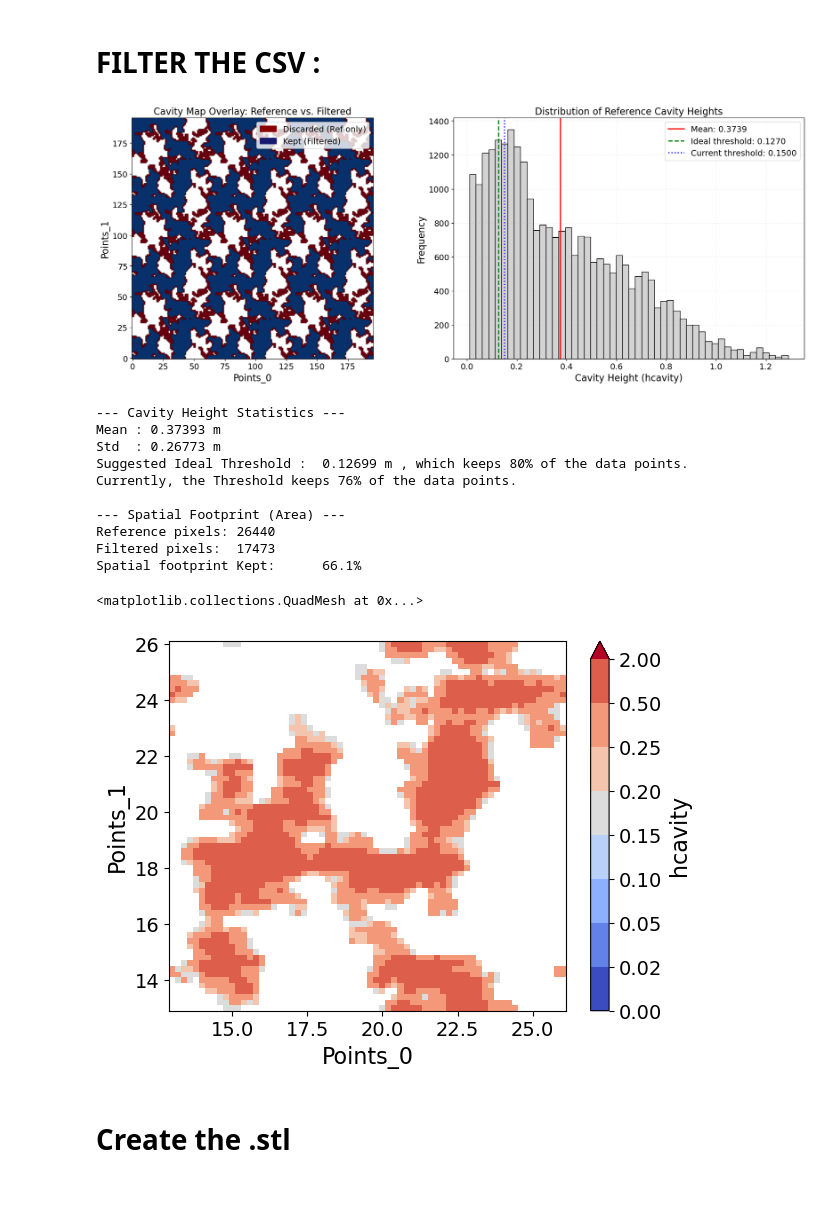
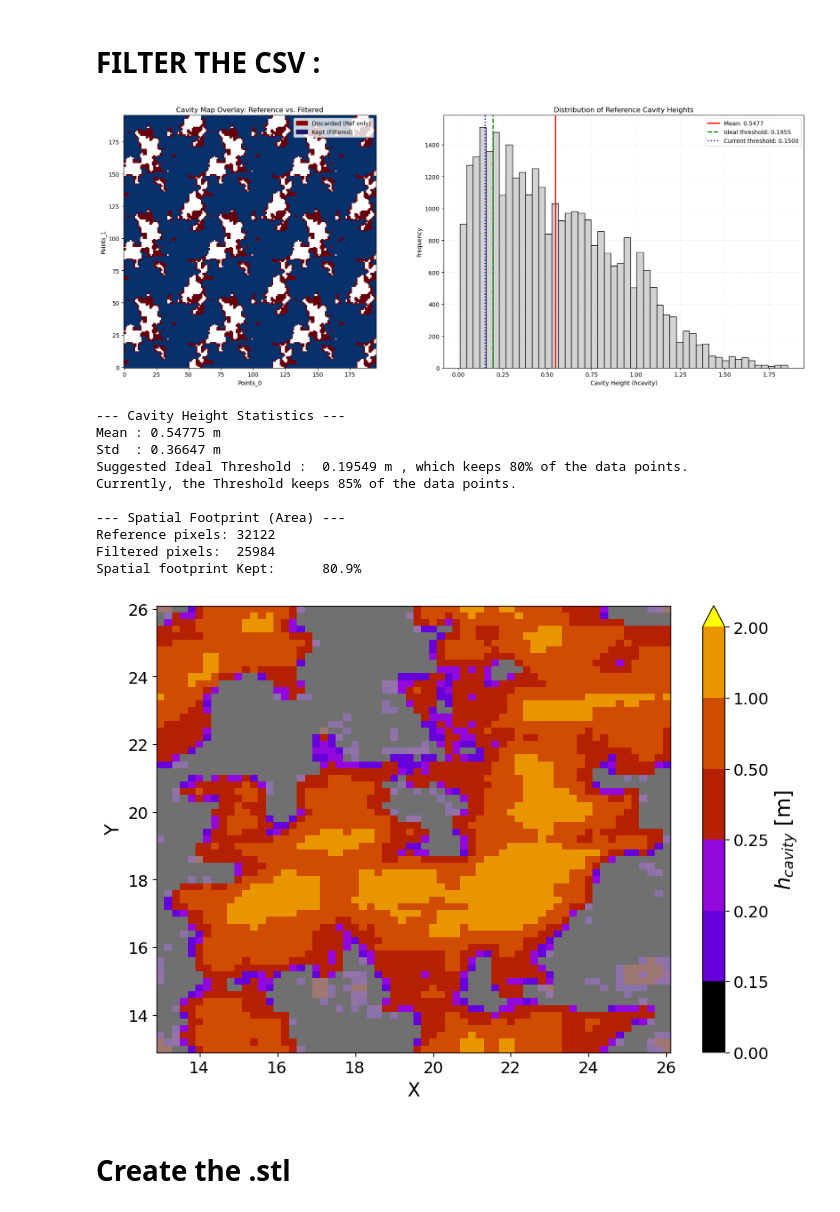
Before and after one commit to Felix-Gdd/cavity_waterflow, a Jupyter notebook: notebook_main_workflow.ipynb, the cells around one changed output. Cells and saved outputs as stored; diff of their text form; code cells hidden in the pictures.

```diff
--- a/notebook_main_workflow.ipynb
+++ b/notebook_main_workflow.ipynb
@@ -18,12 +16,12 @@ vtk.vtkObject.GlobalWarningDisplayOff()
 
 import cavity_functions_cyclic as f
 # %%
-theta_nb_chosen = '60'
-filename_chosen = 'sinus3dnS_1_14_'+theta_nb_chosen+'_0065__t0002'
-path_name='../data/sinus3dnS_1_14_0065/'+filename_chosen+'.csv'
+ # Initialise the setup, choose the ovreburden ratio, the path to the files and the h_lim threshold to set :
+
+K_wi_chosen = '75'
+filename_chosen = 'sinus3dnS_1_14_'+K_wi_chosen+'_0065__t0002'
+path_name='../../data/sinus3dnS_1_14_0065/'+filename_chosen+'.csv'
 data_chosen=pd.read_csv(path_name)
 
 #by default :
 threshold = 0.15 #m
-threshold_list = [0.01]#np.arange(0.197,0.203,0.001)
-cavitation_pressure_list = np.arange(46,81,1)
@@ -250,19 +172,19 @@ print(f"Reference pixels: {ref_pixel_count}")
 print(f"Filtered pixels:  {filtered_pixel_count}")
 print(f"Spatial footprint Kept:      {spatial_kept_pct:.1f}%")
 # %% [output]
-[figure, old version]
+[figure, new version]
 --- Cavity Height Statistics ---
-Mean : 0.37393 m
-Std  : 0.26773 m
-Suggested Ideal Threshold :  0.12699 m , which keeps 80% of the data points.
-Currently, the Threshold keeps 76% of the data points.
+Mean : 0.54775 m
+Std  : 0.36647 m
+Suggested Ideal Threshold :  0.19549 m , which keeps 80% of the data points.
+Currently, the Threshold keeps 85% of the data points.
 
 --- Spatial Footprint (Area) ---
-Reference pixels: 26440
-Filtered pixels:  17473
-Spatial footprint Kept:      66.1%
+Reference pixels: 32122
+Filtered pixels:  25984
+Spatial footprint Kept:      80.9%
 # %%
-knobin =  [16,-25] # [2,-48]
+knobin =  [27,18] # [2,-48]
 data, data_filtered = f.filter_data(data_chosen, threshold=threshold, file_name=filename_chosen, save=False, clip=False, rolling=True, knob_Pts=knobin)
 # knobin for 80 h_lim=0.25 : [1,0]
 # for 70 h_lim=0.2  : [27,0], h_lim =0.1 :[23,5], h_lim =0.15 : [2,-48]
@@ -272,13 +194,49 @@ data, data_filtered = f.filter_data(data_chosen, threshold=threshold, file_name=
 # for 80, h_lim=0.15 : [-9,20] ou [17,20] actuellement
 # %%
 ds_filtered = data_filtered.set_index(['Points_1', 'Points_0']).sort_index().to_xarray()
-ds_filtered = ds_filtered.sel(Points_1=slice(13, 2*13), Points_0=slice(13, 2*13))
-ds_filtered = ds_filtered.where(ds_filtered['cavity_status'] >= 0)
+if K_wi_chosen == '60' :
+    ds_filtered = ds_filtered.sel(Points_1=slice(12.8, 27.4), Points_0=slice(12, 27))
+else :
+    ds_filtered = ds_filtered.sel(Points_1=slice(13, 26), Points_0=slice(13, 26))
+ds_filtered = ds_filtered.where(ds_filtered['cavity_status'] >= -1)
+mask_tmp = ds_filtered.where(ds_filtered['cavity_status'] == -1)
 # %%
-ds_filtered['hcavity'].plot(cmap='coolwarm',levels=[0,0.02,0.05,0.1,0.15,0.2,0.25,0.5,2],extend='max')
+plt.figure(figsize=(10, 7))
+
+# 1. Assign the hcavity plot to a variable 'p'
+p = ds_filtered['hcavity'].plot(
+    cmap='gnuplot',
+    levels=[0, 0.15, 0.2, 0.25, 0.5, 1, 2],
+    extend='max',
+    # We leave cbar_kwargs empty here and set the label manually below
+)
+
+# --- COLORBAR FONT SIZES ---
+# Change the colorbar title/label font size
+p.colorbar.set_label(label=r'$h_{cavity}$ [m]', size=18)
+# Change the colorbar coordinate (tick) font sizes
+p.colorbar.ax.tick_params(labelsize=14)
+
+
+# 2. Plot the mask
+mask_tmp['cavity_status'].plot(
+    cmap='Greys_r',
+    alpha=0.75,
+    add_colorbar=False
+)
+
+# --- AXIS FONT SIZES ---
+# Change the X and Y axis titles
+plt.xlabel('X', fontsize=16)
+plt.ylabel('Y', fontsize=16)
+
+# Change the X and Y coordinate (tick) font sizes
+plt.xticks(fontsize=14)
+plt.yticks(fontsize=14)
+
+plt.show()
 # %% [output]
-<matplotlib.collections.QuadMesh at 0x...>
-[figure, old version]
+[figure, new version]
 # %% [markdown]
 # Create the .stl
 # %%
```
Also changed, not shown: parts of 17 cells of this notebook, 1 other file.
